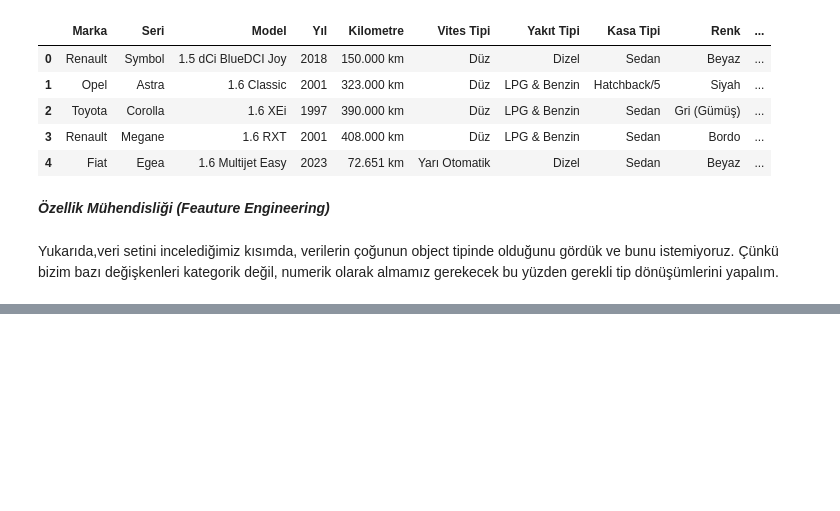
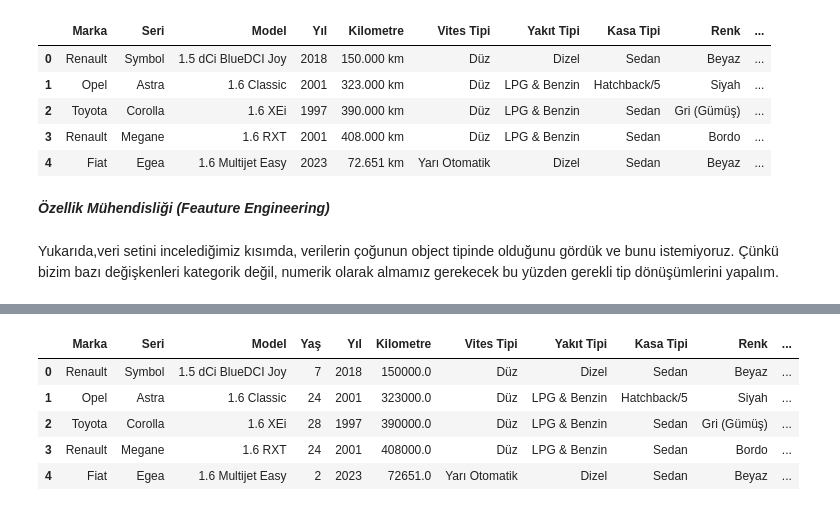
Before and after one commit to OnurFidan35/Car-Price-Prediction, a Jupyter notebook: sec.ipynb, the cells around one changed output, grey strips where cells are left out. Saved outputs shown, nothing was run; the diff lists cells and outputs as text; code cells hidden in the pictures; blank space fills up the shorter version.

```diff
--- a/sec.ipynb
+++ b/sec.ipynb
@@ -192,0 +197,8 @@ Yukarıda,veri setini incelediğimiz kısımda, verilerin çoğunun object tipin
+# %%
+df["Kilometre"]=df["Kilometre"].str.replace(".","").str.strip()
+df["Ort. Yakıt Tüketimi"]=df["Ort. Yakıt Tüketimi"].str.replace(",",".")
+df["Yakıt Deposu"]=df["Yakıt Deposu"].str.replace(",",".")
+# %%
+df["Kilometre"]=df["Kilometre"].astype(float)
+df["Ort. Yakıt Tüketimi"]=df["Ort. Yakıt Tüketimi"].astype(float)
+df["Yakıt Deposu"]=df["Yakıt Deposu"].astype(float)
@@ -192,0 +227,4 @@ Yukarıda,veri setini incelediğimiz kısımda, verilerin çoğunun object tipin
+# %%
+df["Fiyat"]=df["Fiyat"].str.replace("TL","").str.strip()
+df["Fiyat"]=df["Fiyat"].str.replace(".","")
+df["Fiyat"]=df["Fiyat"].astype(float)
@@ -192,0 +269,3 @@ Yukarıda,veri setini incelediğimiz kısımda, verilerin çoğunun object tipin
+# %%
+yas=df["Yıl"].transform(lambda x: 2025-x)
+yas
@@ -192,0 +285,10 @@ Yukarıda,veri setini incelediğimiz kısımda, verilerin çoğunun object tipin
+# %%
+df.insert(3,'Yaş',yas)
+df.head()
+# %% [output]
+|  | Marka | Seri | Model | Yaş | Yıl | Kilometre | Vites Tipi | Yakıt Tipi | Kasa Tipi | Renk | ... |
+| 0 | Renault | Symbol | 1.5 dCi BlueDCI Joy | 7 | 2018 | 150000.0 | Düz | Dizel | Sedan | Beyaz | ... |
+| 1 | Opel | Astra | 1.6 Classic | 24 | 2001 | 323000.0 | Düz | LPG & Benzin | Hatchback/5 | Siyah | ... |
+| 2 | Toyota | Corolla | 1.6 XEi | 28 | 1997 | 390000.0 | Düz | LPG & Benzin | Sedan | Gri (Gümüş) | ... |
+| 3 | Renault | Megane | 1.6 RXT | 24 | 2001 | 408000.0 | Düz | LPG & Benzin | Sedan | Bordo | ... |
+| 4 | Fiat | Egea | 1.6 Multijet Easy | 2 | 2023 | 72651.0 | Yarı Otomatik | Dizel | Sedan | Beyaz | ... |
```
Also changed, not shown: parts of 100 cells of this notebook.
